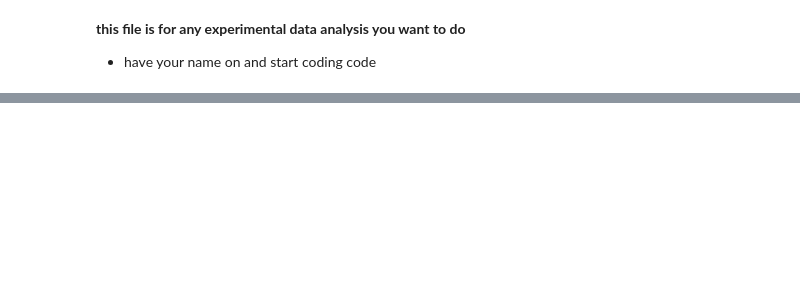
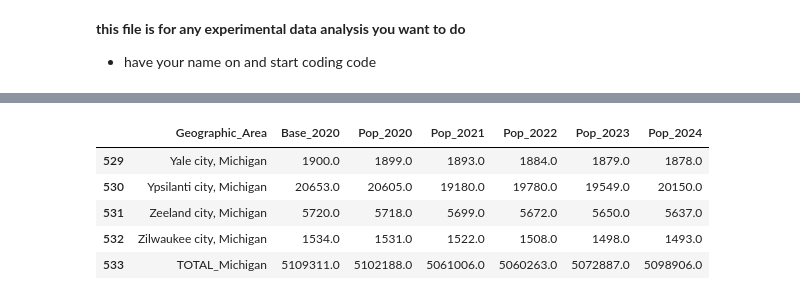
Before and after one commit to chasefrerichs/Group11_semester_project, a Jupyter notebook: Experimental_file.ipynb, the cells around one changed output, grey strips where cells are left out. Saved outputs shown, nothing was run; the diff lists cells and outputs as text; code cells hidden in the pictures; blank space fills up the shorter version.

```diff
--- a/Experimental_file.ipynb
+++ b/Experimental_file.ipynb
@@ -4,0 +345,36 @@
+# %%
+#Michigan Population
+
+
+# Load
+mi_pop_df = pd.read_excel("MI_Pop_data.xlsx", skiprows=2)
+
+mi_pop_df.columns = [
+    "Geographic_Area",
+    "Base_2020",
+    "Pop_2020",
+    "Pop_2021",
+    "Pop_2022",
+    "Pop_2023",
+    "Pop_2024",
+]
+
+# Clean
+mi_pop_df = mi_pop_df.iloc[1:]
+mi_pop_df = mi_pop_df[mi_pop_df["Base_2020"].notna()].reset_index(drop=True)
+
+totals = mi_pop_df[["Base_2020", "Pop_2020", "Pop_2021", "Pop_2022", "Pop_2023", "Pop_2024"]].sum()
+total_row = {"Geographic_Area": "TOTAL_Michigan"}
+total_row.update(totals.to_dict())
+
+mi_pop_df = pd.concat([mi_pop_df, pd.DataFrame([total_row])], ignore_index=True)
+
+#Final
+mi_pop_df.tail()
+# %% [output]
+|  | Geographic_Area | Base_2020 | Pop_2020 | Pop_2021 | Pop_2022 | Pop_2023 | Pop_2024 |
+| 529 | Yale city, Michigan | 1900.0 | 1899.0 | 1893.0 | 1884.0 | 1879.0 | 1878.0 |
+| 530 | Ypsilanti city, Michigan | 20653.0 | 20605.0 | 19180.0 | 19780.0 | 19549.0 | 20150.0 |
+| 531 | Zeeland city, Michigan | 5720.0 | 5718.0 | 5699.0 | 5672.0 | 5650.0 | 5637.0 |
+| 532 | Zilwaukee city, Michigan | 1534.0 | 1531.0 | 1522.0 | 1508.0 | 1498.0 | 1493.0 |
+| 533 | TOTAL_Michigan | 5109311.0 | 5102188.0 | 5061006.0 | 5060263.0 | 5072887.0 | 5098906.0 |
```
Also changed, not shown: parts of 13 cells of this notebook.
